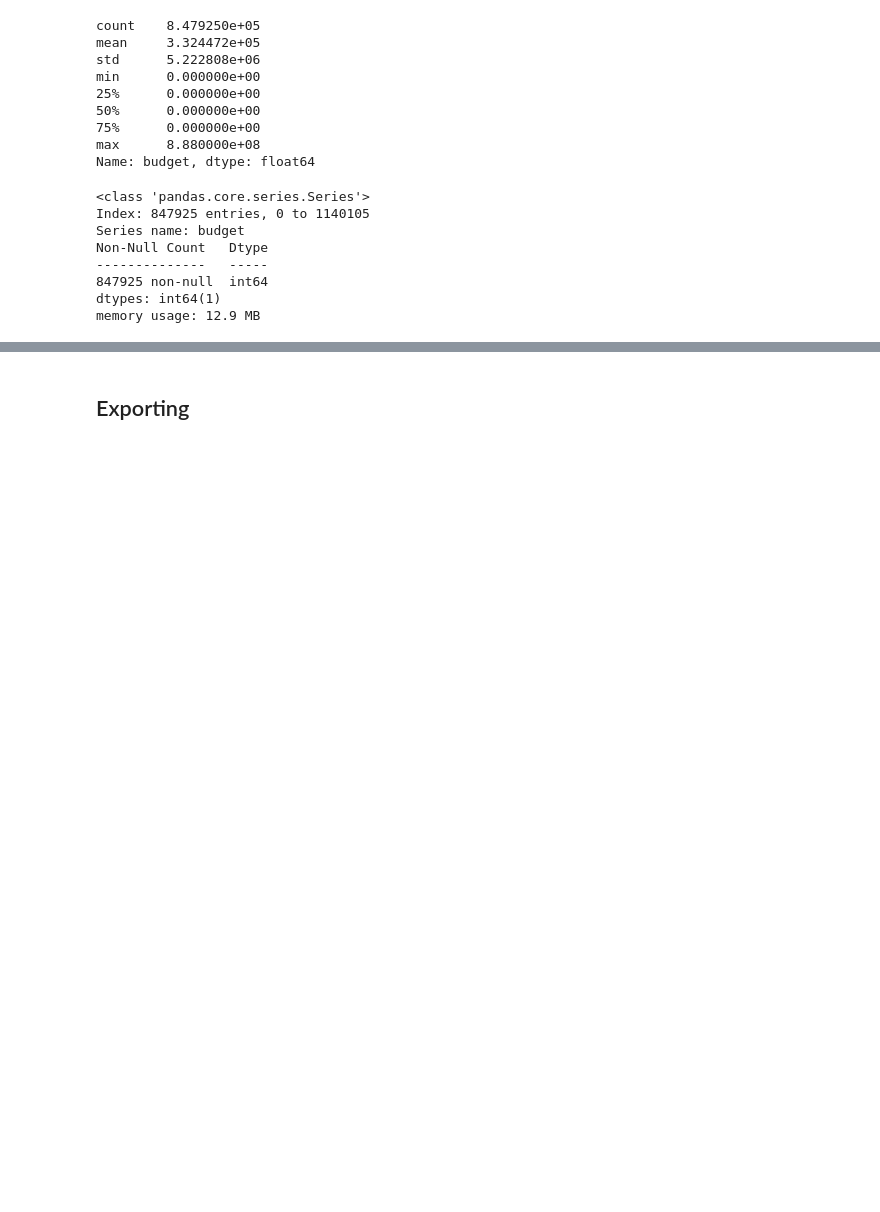
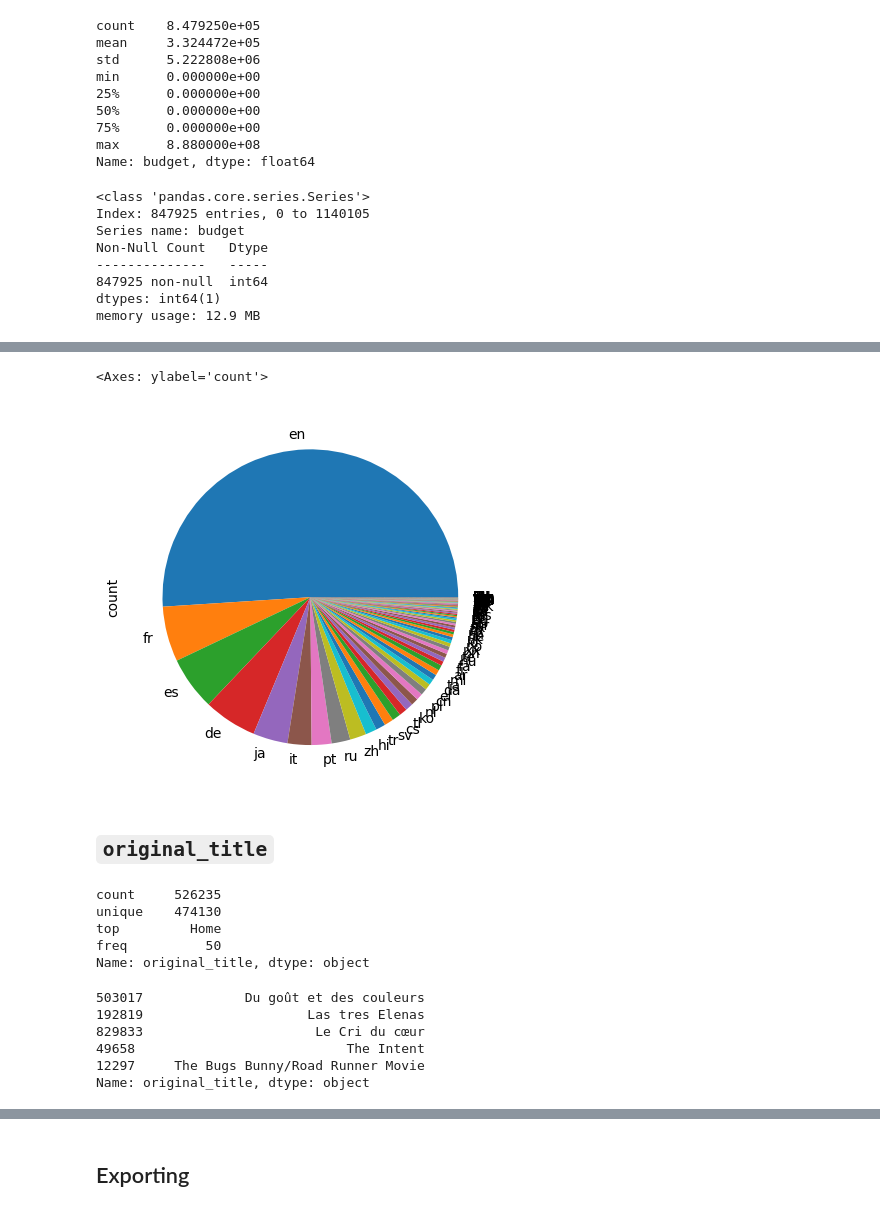
Before and after one commit to KiwiFlavorBepis/FilmFinder, a Jupyter notebook: Data/Data Cleaning/Data_Cleaning.ipynb, the cells around one changed output, grey strips where cells are left out. Cells and saved outputs as stored; diff of their text form; code cells hidden in the pictures; blank space fills up the shorter version.

```diff
--- a/Data/Data Cleaning/Data_Cleaning.ipynb
+++ b/Data/Data Cleaning/Data_Cleaning.ipynb
@@ -404,0 +440,2 @@ memory usage: 12.9 MB
+# %%
+data = data.drop_duplicates(subset=['imdb_id'])
@@ -404,0 +482,24 @@ memory usage: 12.9 MB
+# %%
+data.original_language.value_counts().plot.pie()
+# %% [output]
+<Axes: ylabel='count'>
+[figure, added]
+# %% [markdown]
+## `original_title`
+# %%
+data.original_title.describe()
+# %% [output]
+count     526235
+unique    474130
+top         Home
+freq          50
+Name: original_title, dtype: object
+# %%
+data.original_title.sample(5)
+# %% [output]
+503017             Du goût et des couleurs
+192819                     Las tres Elenas
+829833                      Le Cri du cœur
+49658                           The Intent
+12297     The Bugs Bunny/Road Runner Movie
+Name: original_title, dtype: object
```
Also changed, not shown: parts of 70 cells of this notebook.
